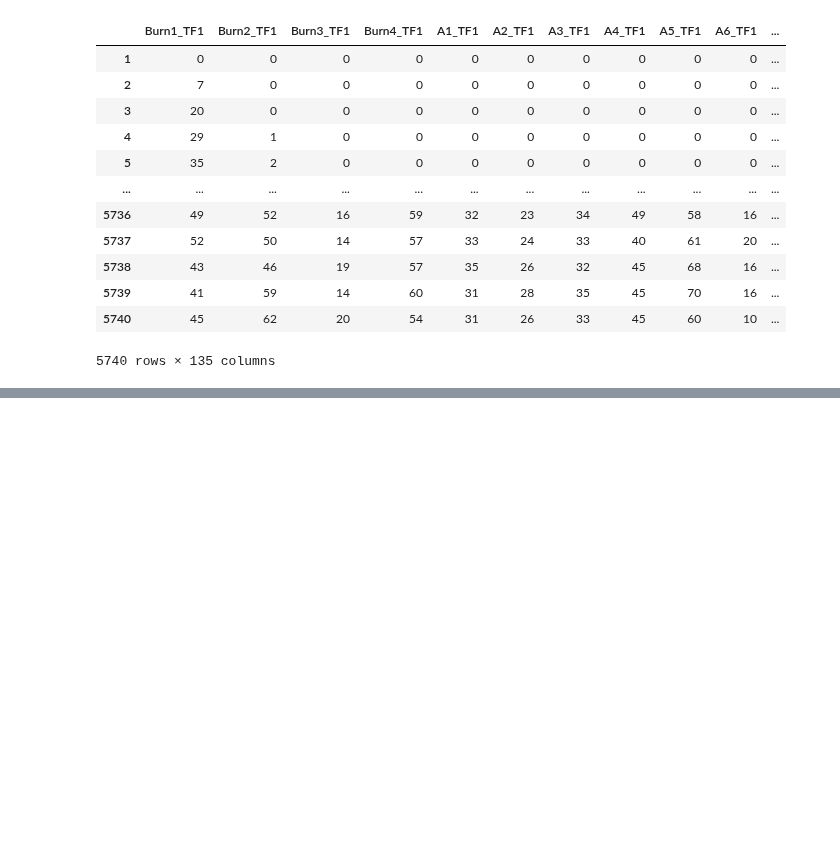
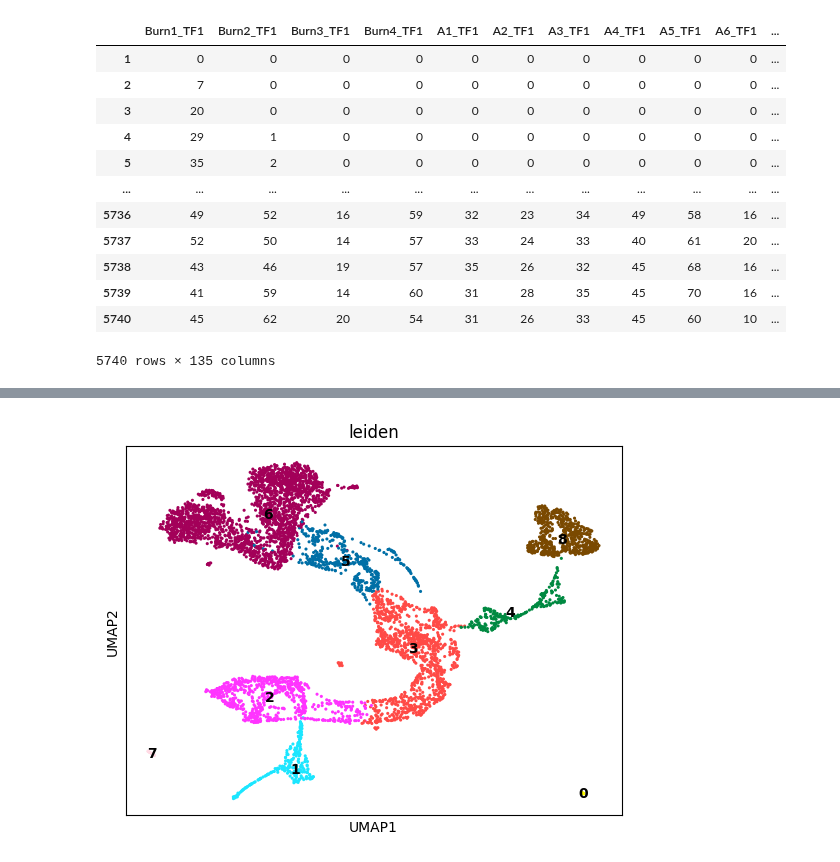
Before and after one commit to DavidWild02/BachelorThesis-ML-Gene-Interactions, a Jupyter notebook: src/PrepareSyntheticData.ipynb, the cells around one changed output, grey strips where cells are left out. Drawn from its saved outputs; the diff is of its cells as text; code cells hidden in the pictures; blank space fills up the shorter version.

```diff
--- a/src/PrepareSyntheticData.ipynb
+++ b/src/PrepareSyntheticData.ipynb
@@ -140,0 +167,10 @@ AnnData object with n_obs × n_vars = 5740 × 135
+# %%
+sc.tl.leiden(adata, resolution=0.1, flavor="igraph")
+sc.pl.umap(
+    adata,
+    color="leiden",
+    size=20,
+    legend_loc="on data"
+)
+# %% [output]
+[figure, added]
```
Also changed, not shown: parts of 11 cells of this notebook, 1 other file.
